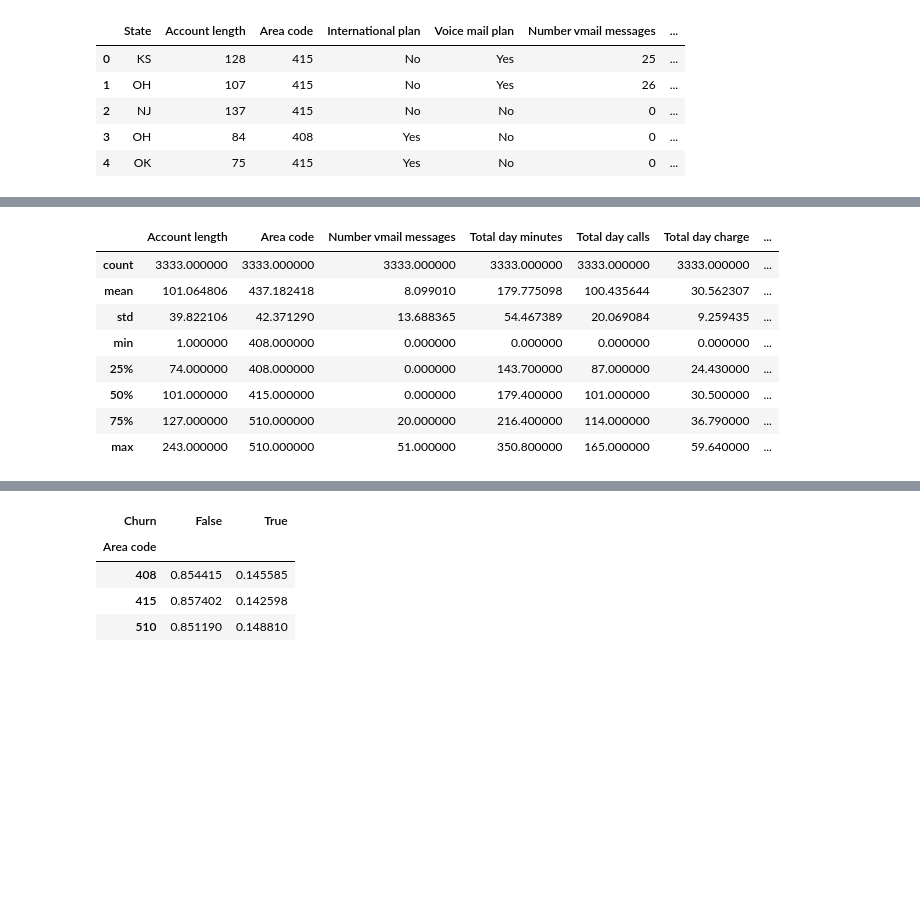
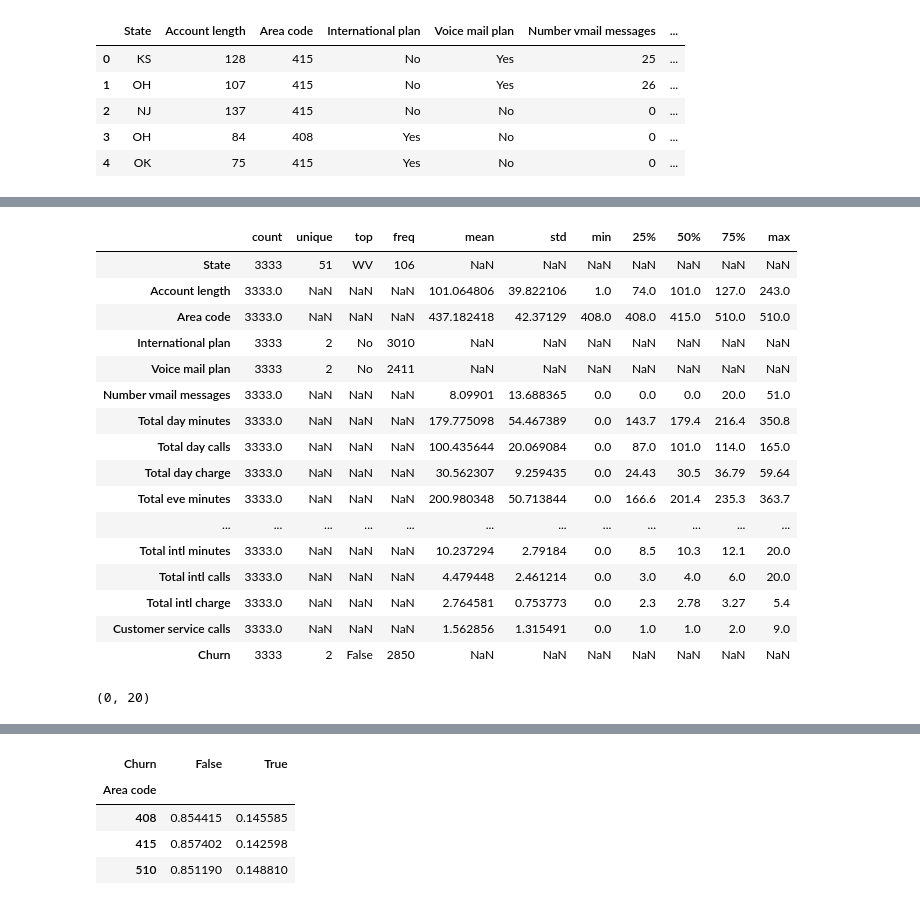
Before and after one commit to Aishani1234/Telecom-churn-data-analysis, a Jupyter notebook: Aishani_B_Roy_Telecom_Churn_Analysis_Capstone_Project.ipynb, the cells around one changed output, grey strips where cells are left out. Drawn from its saved outputs; the diff is of its cells as text; code cells hidden in the pictures; blank space fills up the shorter version.

```diff
--- a/Aishani_B_Roy_Telecom_Churn_Analysis_Capstone_Project.ipynb
+++ b/Aishani_B_Roy_Telecom_Churn_Analysis_Capstone_Project.ipynb
@@ -71,13 +86,26 @@ memory usage: 498.1+ KB
 # %%
-#summary
-df.describe()
+# descriptive summary of all columns
+df.describe(include='all').T
 # %% [output]
-|  | Account length | Area code | Number vmail messages | Total day minutes | Total day calls | Total day charge | ... |
-| count | 3333.000000 | 3333.000000 | 3333.000000 | 3333.000000 | 3333.000000 | 3333.000000 | ... |
-| mean | 101.064806 | 437.182418 | 8.099010 | 179.775098 | 100.435644 | 30.562307 | ... |
-| std | 39.822106 | 42.371290 | 13.688365 | 54.467389 | 20.069084 | 9.259435 | ... |
-| min | 1.000000 | 408.000000 | 0.000000 | 0.000000 | 0.000000 | 0.000000 | ... |
-| 25% | 74.000000 | 408.000000 | 0.000000 | 143.700000 | 87.000000 | 24.430000 | ... |
-| 50% | 101.000000 | 415.000000 | 0.000000 | 179.400000 | 101.000000 | 30.500000 | ... |
-| 75% | 127.000000 | 510.000000 | 20.000000 | 216.400000 | 114.000000 | 36.790000 | ... |
-| max | 243.000000 | 510.000000 | 51.000000 | 350.800000 | 165.000000 | 59.640000 | ... |
+|  | count | unique | top | freq | mean | std | min | 25% | 50% | 75% | max |
+| State | 3333 | 51 | WV | 106 | NaN | NaN | NaN | NaN | NaN | NaN | NaN |
+| Account length | 3333.0 | NaN | NaN | NaN | 101.064806 | 39.822106 | 1.0 | 74.0 | 101.0 | 127.0 | 243.0 |
+| Area code | 3333.0 | NaN | NaN | NaN | 437.182418 | 42.37129 | 408.0 | 408.0 | 415.0 | 510.0 | 510.0 |
+| International plan | 3333 | 2 | No | 3010 | NaN | NaN | NaN | NaN | NaN | NaN | NaN |
+| Voice mail plan | 3333 | 2 | No | 2411 | NaN | NaN | NaN | NaN | NaN | NaN | NaN |
+| Number vmail messages | 3333.0 | NaN | NaN | NaN | 8.09901 | 13.688365 | 0.0 | 0.0 | 0.0 | 20.0 | 51.0 |
+| Total day minutes | 3333.0 | NaN | NaN | NaN | 179.775098 | 54.467389 | 0.0 | 143.7 | 179.4 | 216.4 | 350.8 |
+| Total day calls | 3333.0 | NaN | NaN | NaN | 100.435644 | 20.069084 | 0.0 | 87.0 | 101.0 | 114.0 | 165.0 |
+| Total day charge | 3333.0 | NaN | NaN | NaN | 30.562307 | 9.259435 | 0.0 | 24.43 | 30.5 | 36.79 | 59.64 |
+| Total eve minutes | 3333.0 | NaN | NaN | NaN | 200.980348 | 50.713844 | 0.0 | 166.6 | 201.4 | 235.3 | 363.7 |
+| ... | ... | ... | ... | ... | ... | ... | ... | ... | ... | ... | ... |
+| Total intl minutes | 3333.0 | NaN | NaN | NaN | 10.237294 | 2.79184 | 0.0 | 8.5 | 10.3 | 12.1 | 20.0 |
+| Total intl calls | 3333.0 | NaN | NaN | NaN | 4.479448 | 2.461214 | 0.0 | 3.0 | 4.0 | 6.0 | 20.0 |
+| Total intl charge | 3333.0 | NaN | NaN | NaN | 2.764581 | 0.753773 | 0.0 | 2.3 | 2.78 | 3.27 | 5.4 |
+| Customer service calls | 3333.0 | NaN | NaN | NaN | 1.562856 | 1.315491 | 0.0 | 1.0 | 1.0 | 2.0 | 9.0 |
+| Churn | 3333 | 2 | False | 2850 | NaN | NaN | NaN | NaN | NaN | NaN | NaN |
+# %%
+# to check for duplicate columns
+df[df.duplicated()].shape
+# %% [output]
+(0, 20)
```
Also changed, not shown: parts of 29 cells of this notebook.
